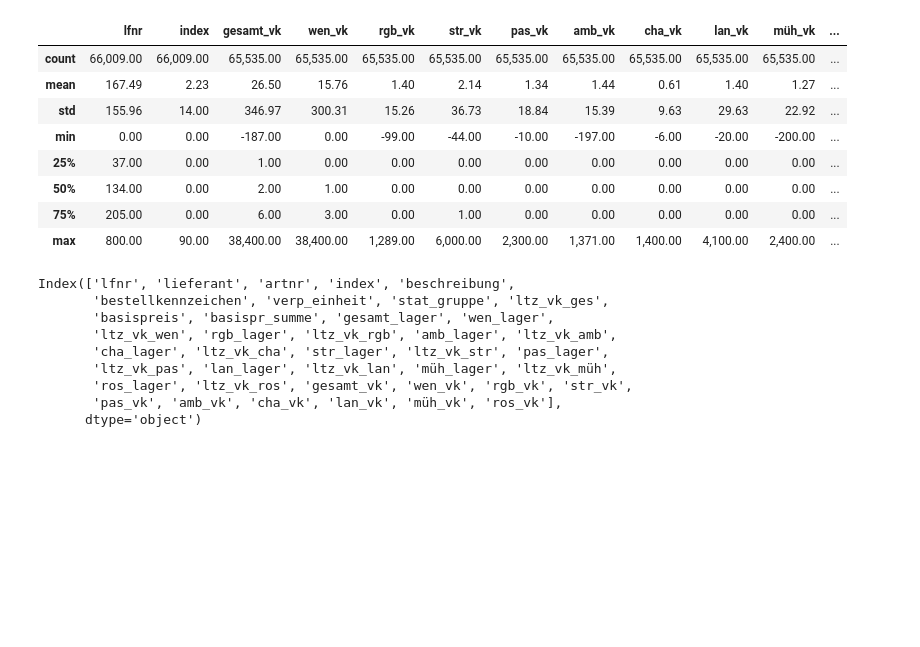
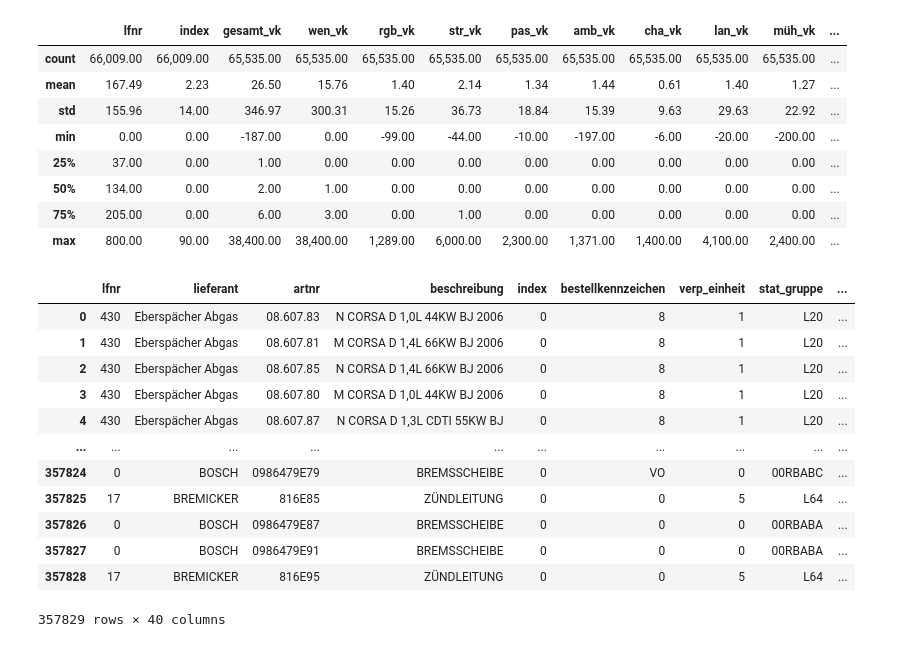
Before and after one commit to capstone-kueblbeck/capstone-kueblbeck, a Jupyter notebook: coding/data_cleaning.ipynb, the cells around one changed output. Saved outputs shown, nothing was run; the diff lists cells and outputs as text; code cells hidden in the pictures; blank space fills up the shorter version.

Commit message:
corrected change in column positions to proper reindexing

```diff
--- a/coding/data_cleaning.ipynb
+++ b/coding/data_cleaning.ipynb
@@ -350,7 +350,9 @@ df_verkaeufe.describe()
 | 75% | 205.00 | 0.00 | 6.00 | 3.00 | 0.00 | 1.00 | 0.00 | 0.00 | 0.00 | 0.00 | 0.00 | ... |
 | max | 800.00 | 90.00 | 38,400.00 | 38,400.00 | 1,289.00 | 6,000.00 | 2,300.00 | 1,371.00 | 1,400.00 | 4,100.00 | 2,400.00 | ... |
 # %%
-df_master.columns = ['lfnr','lieferant', 'artnr', 'index', 'beschreibung', 'bestellkennzeichen',
+# Adjusting column positions
+
+new_column_order = ['lfnr','lieferant', 'artnr', 'beschreibung', 'index', 'bestellkennzeichen',
        'verp_einheit', 'stat_gruppe', 'ltz_vk_ges', 'basispreis',
        'basispr_summe', 'gesamt_lager', 'wen_lager', 'ltz_vk_wen', 'rgb_lager',
        'ltz_vk_rgb', 'amb_lager', 'ltz_vk_amb', 'cha_lager', 'ltz_vk_cha',
@@ -358,15 +360,21 @@ df_master.columns = ['lfnr','lieferant', 'artnr', 'index', 'beschreibung', 'best
        'ltz_vk_lan', 'müh_lager', 'ltz_vk_müh', 'ros_lager', 'ltz_vk_ros',
         'gesamt_vk', 'wen_vk', 'rgb_vk', 'str_vk', 'pas_vk',
        'amb_vk', 'cha_vk', 'lan_vk', 'müh_vk', 'ros_vk']
+
+df_master = df_master.reindex(columns = new_column_order)
 # %%
-df_master.columns
+df_master
 # %% [output]
+|  | lfnr | lieferant | artnr | beschreibung | index | bestellkennzeichen | verp_einheit | stat_gruppe | ... |
+| 0 | 430 | Eberspächer Abgas | 08.607.83 | N CORSA D 1,0L 44KW BJ 2006 | 0 | 8 | 1 | L20 | ... |
+| 1 | 430 | Eberspächer Abgas | 08.607.81 | M CORSA D 1,4L 66KW BJ 2006 | 0 | 8 | 1 | L20 | ... |
+| 2 | 430 | Eberspächer Abgas | 08.607.85 | N CORSA D 1,4L 66KW BJ 2006 | 0 | 8 | 1 | L20 | ... |
+| 3 | 430 | Eberspächer Abgas | 08.607.80 | M CORSA D 1,0L 44KW BJ 2006 | 0 | 8 | 1 | L20 | ... |
+| 4 | 430 | Eberspächer Abgas | 08.607.87 | N CORSA D 1,3L CDTI 55KW BJ | 0 | 8 | 1 | L20 | ... |
+| ... | ... | ... | ... | ... | ... | ... | ... | ... | ... |
+| 357824 | 0 | BOSCH | 0986479E79 | BREMSSCHEIBE | 0 | VO | 0 | 00RBABC | ... |
+| 357825 | 17 | BREMICKER | 816E85 | ZÜNDLEITUNG | 0 | 0 | 5 | L64 | ... |
+| 357826 | 0 | BOSCH | 0986479E87 | BREMSSCHEIBE | 0 | 0 | 0 | 00RBABA | ... |
+| 357827 | 0 | BOSCH | 0986479E91 | BREMSSCHEIBE | 0 | 0 | 0 | 00RBABA | ... |
+| 357828 | 17 | BREMICKER | 816E95 | ZÜNDLEITUNG | 0 | 0 | 5 | L64 | ... |
-Index(['lfnr', 'lieferant', 'artnr', 'index', 'beschreibung',
-       'bestellkennzeichen', 'verp_einheit', 'stat_gruppe', 'ltz_vk_ges',
-       'basispreis', 'basispr_summe', 'gesamt_lager', 'wen_lager',
-       'ltz_vk_wen', 'rgb_lager', 'ltz_vk_rgb', 'amb_lager', 'ltz_vk_amb',
-       'cha_lager', 'ltz_vk_cha', 'str_lager', 'ltz_vk_str', 'pas_lager',
-       'ltz_vk_pas', 'lan_lager', 'ltz_vk_lan', 'müh_lager', 'ltz_vk_müh',
-       'ros_lager', 'ltz_vk_ros', 'gesamt_vk', 'wen_vk', 'rgb_vk', 'str_vk',
-       'pas_vk', 'amb_vk', 'cha_vk', 'lan_vk', 'müh_vk', 'ros_vk'],
-      dtype='object')
+357829 rows × 40 columns
```
Also changed, not shown: parts of 1 cell of this notebook.
